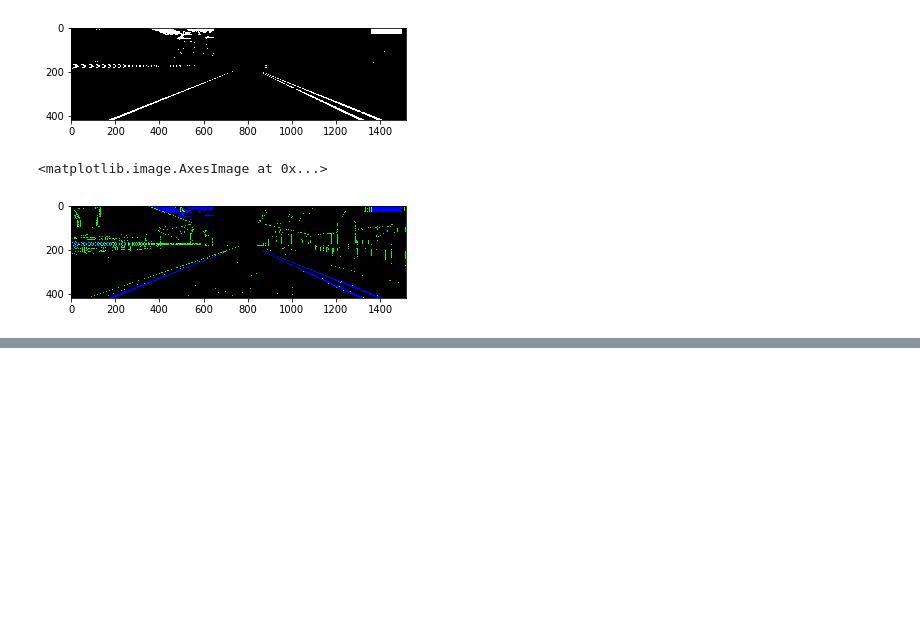
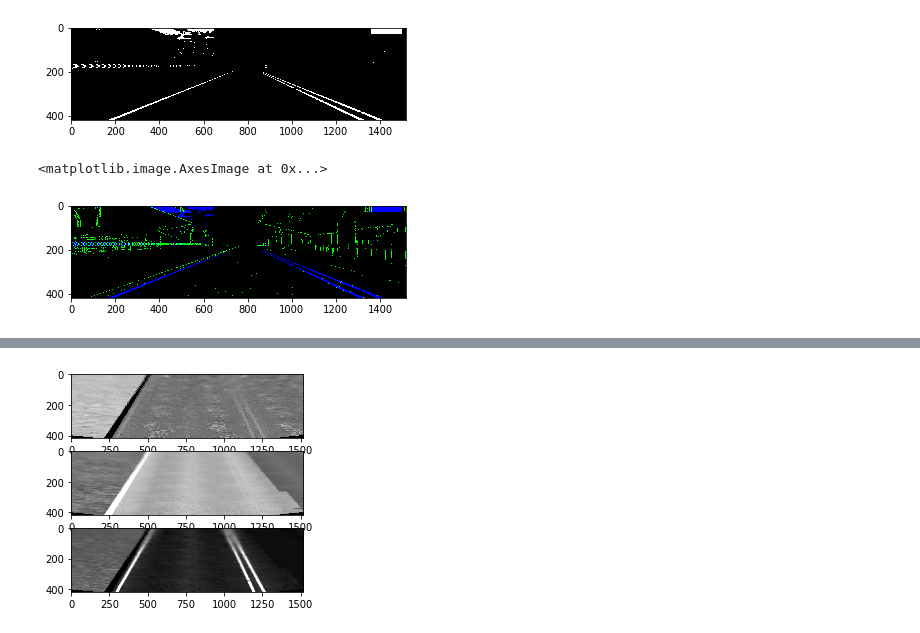
Before and after one commit to aayushrai/Advanced-lane-lines-detection, a Jupyter notebook: Some basics/Color and Gradient.ipynb, the cells around one changed output, grey strips where cells are left out. Drawn from its saved outputs; the diff is of its cells as text; code cells hidden in the pictures; blank space fills up the shorter version.

```diff
--- a/Some basics/Color and Gradient.ipynb
+++ b/Some basics/Color and Gradient.ipynb
@@ -49,0 +60,6 @@ plt.imshow(color_binary,cmap="gray")
+# %%
+fig,ax = plt.subplots(3)
+for i in range(3):
+    ax[i].imshow(hls_per[:,:,i],cmap="gray")
+# %% [output]
+[figure, added]
```
Also changed, not shown: parts of 1 cell of this notebook, 5 other files.
